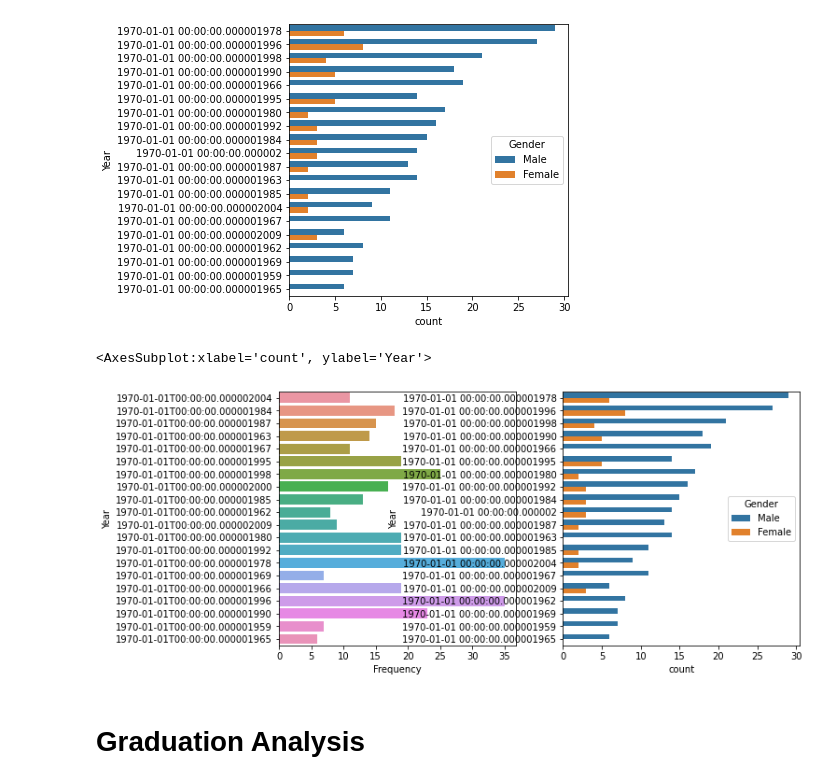
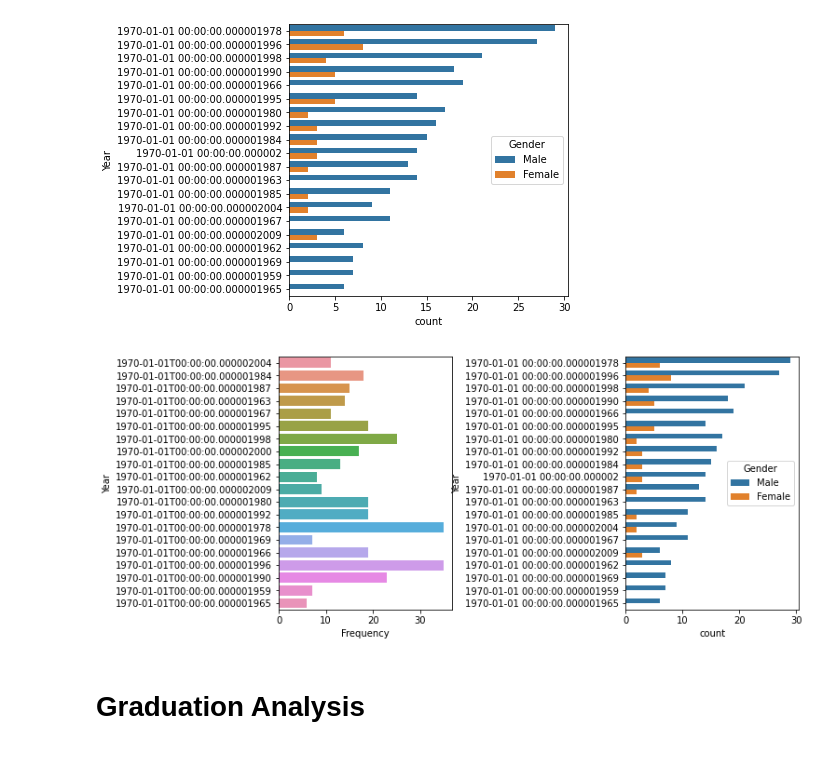
Before and after one commit to eytanni/-, a Jupyter notebook: astronauts.ipynb, the cells around one changed output. Saved outputs shown, nothing was run; the diff lists cells and outputs as text; code cells hidden in the pictures.

```diff
--- a/astronauts.ipynb
+++ b/astronauts.ipynb
@@ -169,21 +169,21 @@ sns.countplot(y=df["Year"],hue=df["Gender"],order=count_gender.nlargest(50).inde
 <AxesSubplot:xlabel='count', ylabel='Year'>
 [figure]
 [figure]
-# %%
-plt.figure(figsize=(10,5))
-plt.subplot(1,2,1)
-
-count_year = df['Year'].value_counts()
-#order=count_year.nlargest(50).index
-sns.countplot(y=df['Year']).set(ylabel='Year',xlabel='Frequency')
-
-plt.subplot(1,2,2)
-# plt.figure(figsize=(5,5))
-count_gender = df['Year'].value_counts()
-sns.countplot(y=df["Year"],hue=df["Gender"],order=count_gender.nlargest(50).index)
-# %% [output]
-<AxesSubplot:xlabel='count', ylabel='Year'>
-[figure, removed]
+# %%
+plt.figure(figsize=(10,5))
+plt.subplot(1,2,1)
+
+count_year = df['Year'].value_counts()
+#order=count_year.nlargest(50).index
+sns.countplot(y=df['Year']).set(ylabel='Year',xlabel='Frequency')
+
+plt.subplot(1,2,2)
+# plt.figure(figsize=(5,5))
+count_gender = df['Year'].value_counts()
+sns.countplot(y=df["Year"],hue=df["Gender"],order=count_gender.nlargest(50).index)
+plt.subplots_adjust(wspace=1);
+# %% [output]
+[figure, added]
 # %% [markdown]
 # Graduation Analysis
 # %%
```
